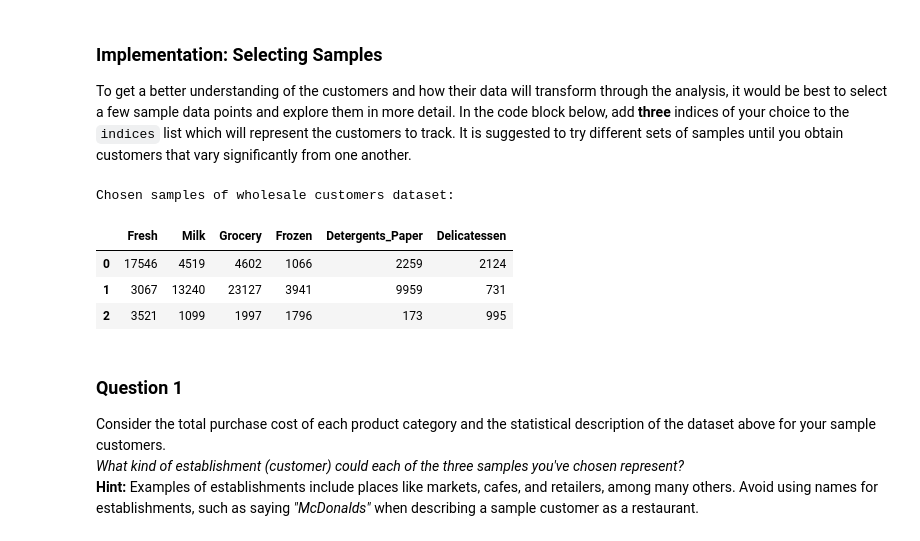
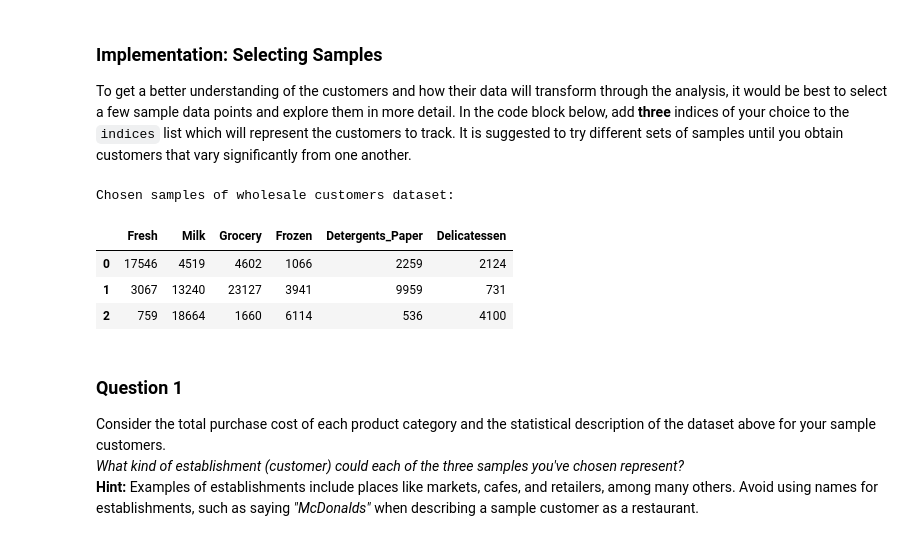
Before and after one commit to zeroohub/machine-learning, a Jupyter notebook: projects/customer_segments/customer_segments.ipynb, the cells around one changed output. Drawn from its saved outputs; the diff is of its cells as text; code cells hidden in the pictures.

```diff
--- a/projects/customer_segments/customer_segments.ipynb
+++ b/projects/customer_segments/customer_segments.ipynb
@@ -60,18 +60,18 @@ display(data.describe())
 To get a better understanding of the customers and how their data will transform through the analysis, it would be best to select a few sample data points and explore them in more detail. In the code block below, add **three** indices of your choice to the `indices` list which will represent the customers to track. It is suggested to try different sets of samples until you obtain customers that vary significantly from one another.
 # %%
 # TODO: Select three indices of your choice you wish to sample from the dataset
-indices = [20, 200, 350]
+indices = [20, 200, 358]
 
 # Create a DataFrame of the chosen samples
 samples = pd.DataFrame(data.loc[indices], columns = data.keys()).reset_index(drop = True)
 print "Chosen samples of wholesale customers dataset:"
 display(samples)
 # %% [output]
 Chosen samples of wholesale customers dataset:
 |  | Fresh | Milk | Grocery | Frozen | Detergents_Paper | Delicatessen |
 | 0 | 17546 | 4519 | 4602 | 1066 | 2259 | 2124 |
 | 1 | 3067 | 13240 | 23127 | 3941 | 9959 | 731 |
-| 2 | 3521 | 1099 | 1997 | 1796 | 173 | 995 |
+| 2 | 759 | 18664 | 1660 | 6114 | 536 | 4100 |
 # %% [markdown]
 ### Question 1
 Consider the total purchase cost of each product category and the statistical description of the dataset above for your sample customers.
```
Also changed, not shown: parts of 8 cells of this notebook.
